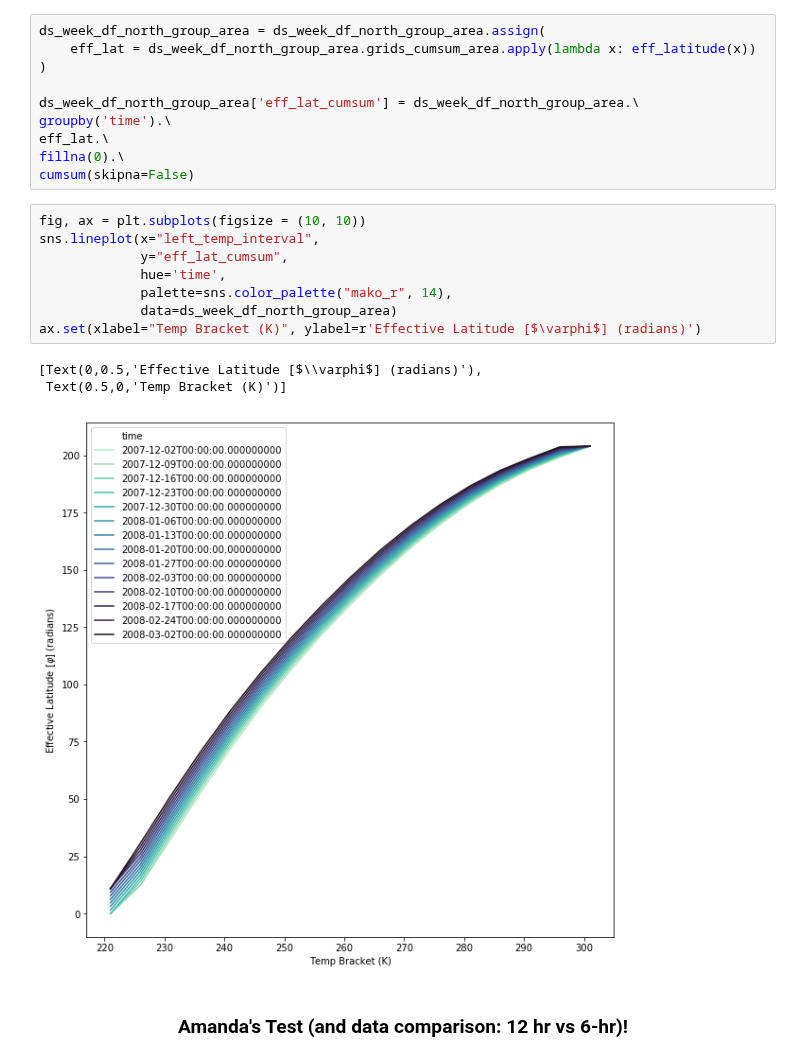
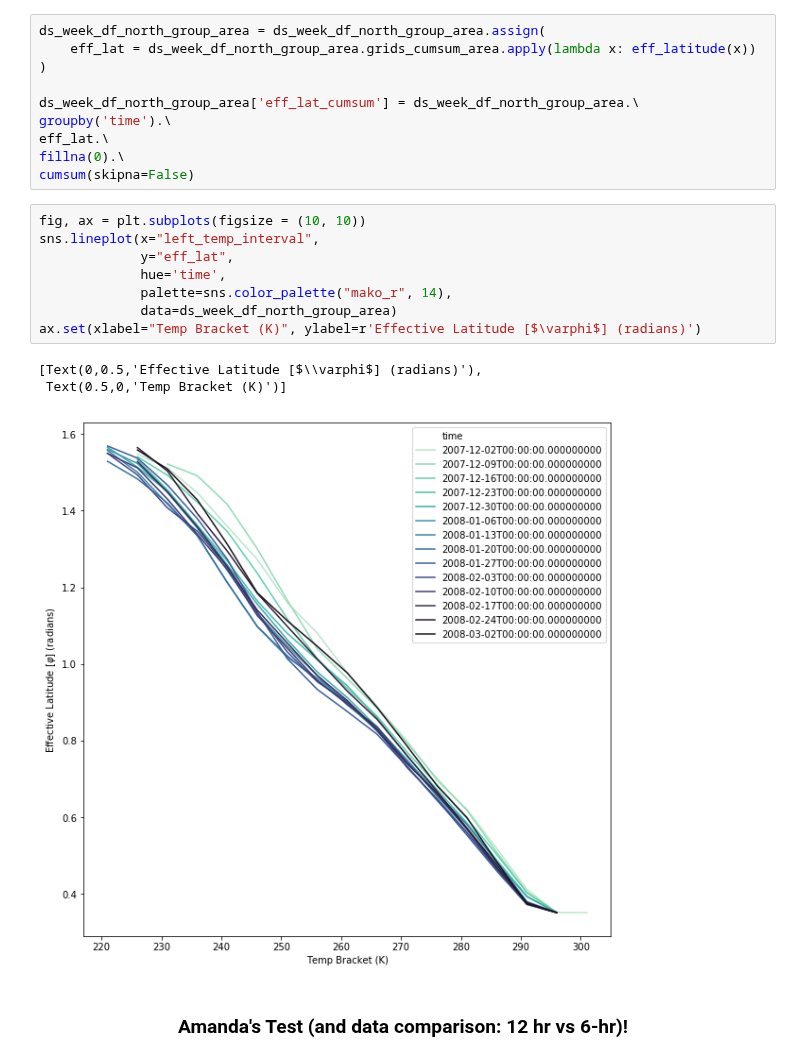
Before and after one commit to geosciences-data-practicum/reanalysis_getter, a Jupyter notebook: analysis/winter_test_alternative.ipynb, the cells around one changed output. Cells and saved outputs as stored; diff of their text form.

Commit message:
Change effective latitude plot to PDF dist

```diff
--- a/analysis/winter_test_alternative.ipynb
+++ b/analysis/winter_test_alternative.ipynb
@@ -238,15 +241,15 @@ cumsum(skipna=False)
 # %%
 fig, ax = plt.subplots(figsize = (10, 10))
 sns.lineplot(x="left_temp_interval",
-             y="eff_lat_cumsum",
+             y="eff_lat",
              hue='time',
              palette=sns.color_palette("mako_r", 14),
              data=ds_week_df_north_group_area)
 ax.set(xlabel="Temp Bracket (K)", ylabel=r'Effective Latitude [$\varphi$] (radians)')
 # %% [output]
 [Text(0,0.5,'Effective Latitude [$\\varphi$] (radians)'),
  Text(0.5,0,'Temp Bracket (K)')]
-[figure, old version]
+[figure, new version]
 # %% [markdown]
 <h3><center>Amanda's Test (and data comparison: 12 hr vs 6-hr)!</center></h3>
 # %%
```
Also changed, not shown: parts of 1 cell of this notebook.
